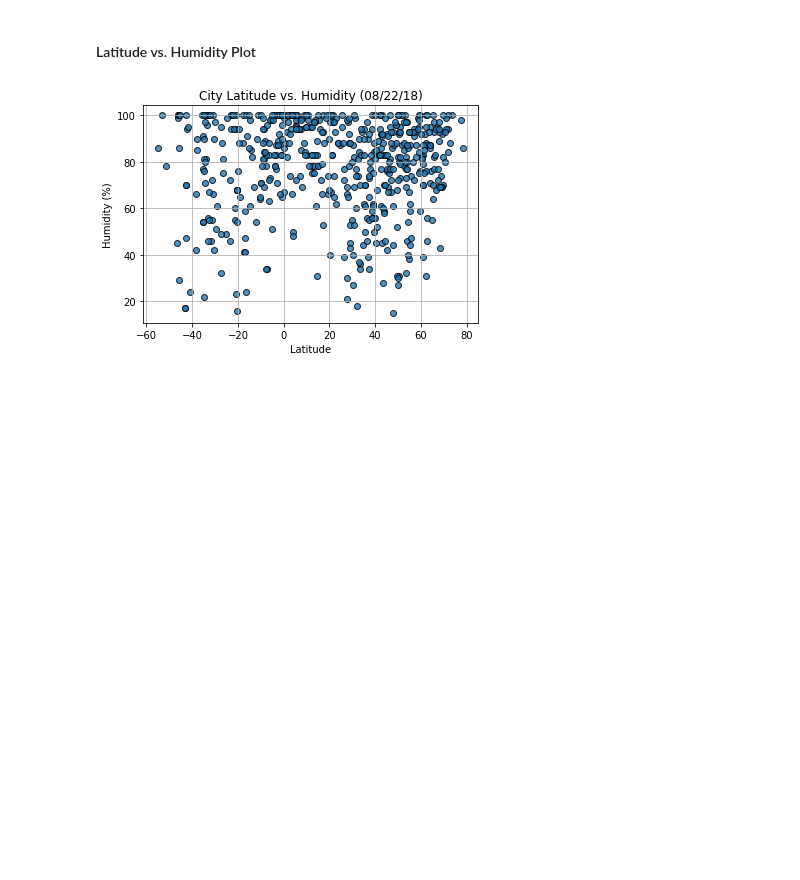
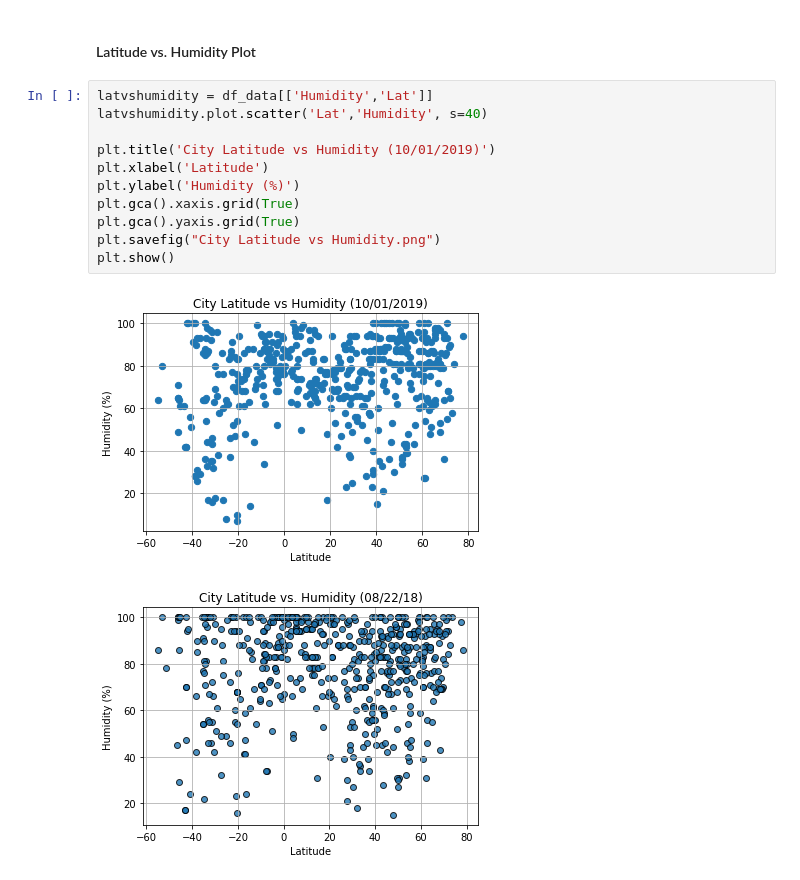
Before and after one commit to alsandiego/uci_dataanalyticsbootcamp_homework, a Jupyter notebook: Python API/starter_code/WeatherPy.ipynb, the cells around one changed output. Drawn from its saved outputs; the diff is of its cells as text; blank space fills up the shorter version.

```diff
--- a/Python API/starter_code/WeatherPy.ipynb
+++ b/Python API/starter_code/WeatherPy.ipynb
@@ -202,5 +208,18 @@ plt.show()
 # %% [markdown]
 #### Latitude vs. Humidity Plot
+# %%
+latvshumidity = df_data[['Humidity','Lat']]
+latvshumidity.plot.scatter('Lat','Humidity', s=40)
+
+plt.title('City Latitude vs Humidity (10/01/2019)')
+plt.xlabel('Latitude')
+plt.ylabel('Humidity (%)')
+plt.gca().xaxis.grid(True)
+plt.gca().yaxis.grid(True)
+plt.savefig("City Latitude vs Humidity.png")
+plt.show()
+# %% [output]
+[figure, added]
 # %%
 # %% [output]
 [figure]
```
Also changed, not shown: parts of 7 cells of this notebook, 5 other files.
